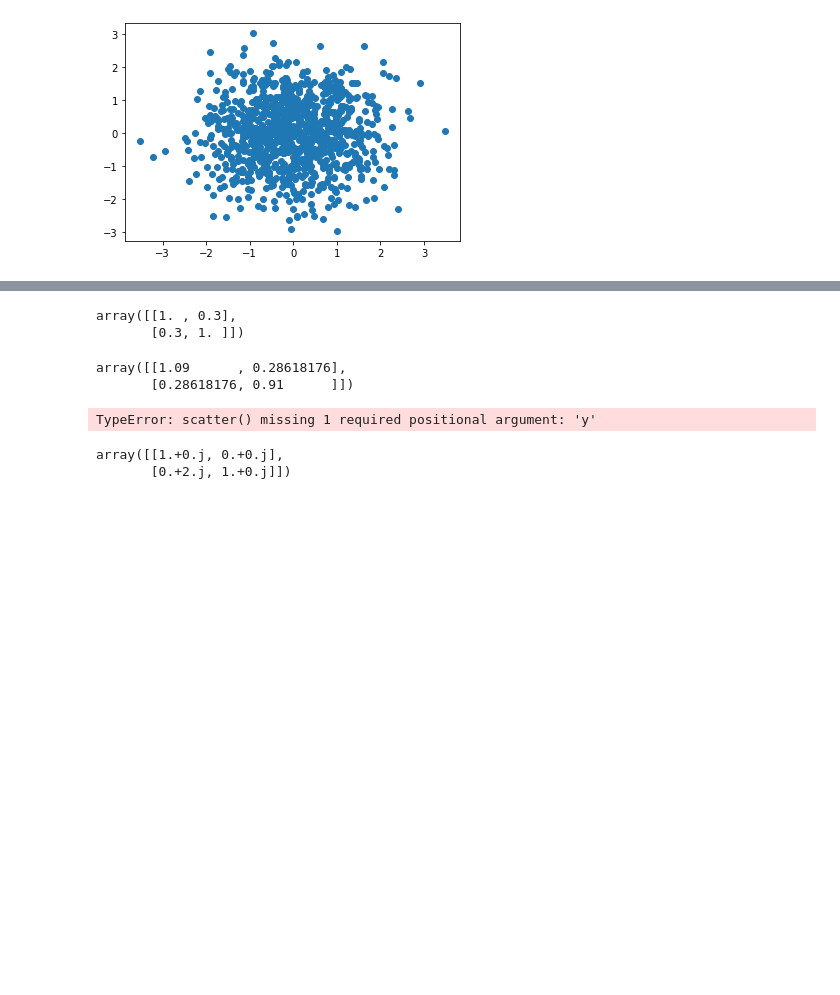
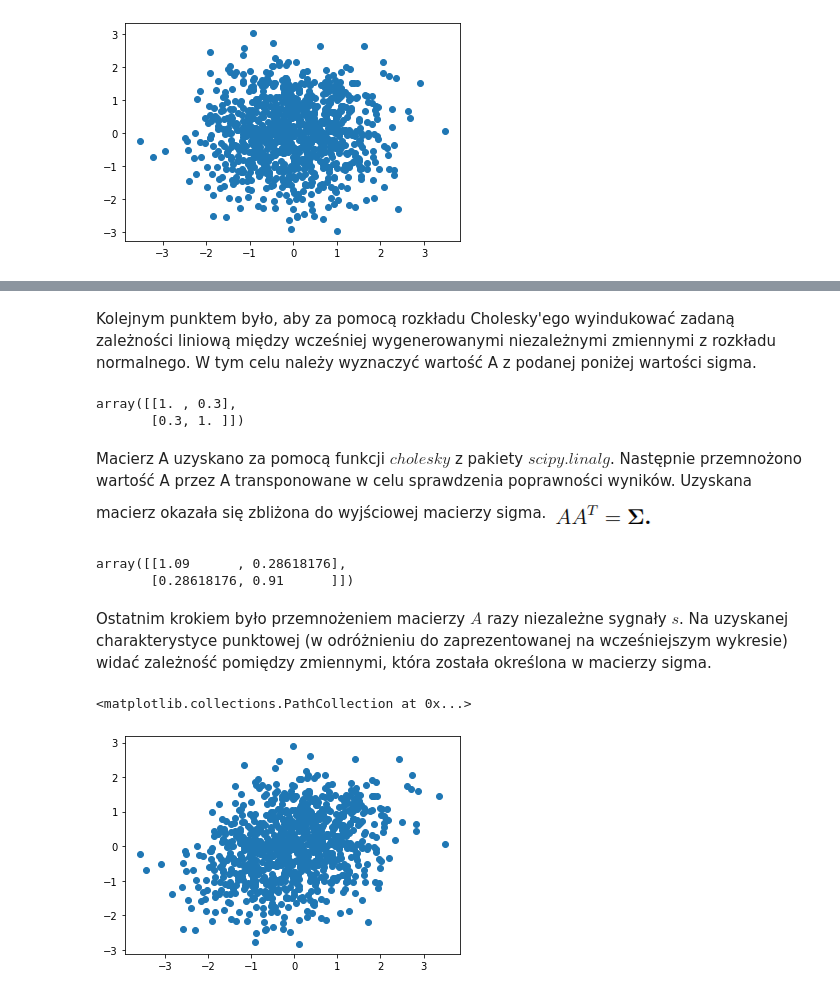
Before and after one commit to bartek3012/Wielowymiarowe, a Jupyter notebook: 02/Zajęcia_2.ipynb, the cells around one changed output, grey strips where cells are left out. Saved outputs shown, nothing was run; the diff lists cells and outputs as text; code cells hidden in the pictures; blank space fills up the shorter version.

```diff
--- a/02/Untitled.ipynb
+++ b/02/Zajęcia_2.ipynb
@@ -88,24 +92,25 @@ array([[ 0.08281735, -0.00202944],
+# %% [markdown]
+Kolejnym punktem było, aby za pomocą rozkładu Cholesky'ego wyindukować zadaną zależności liniową między wcześniej wygenerowanymi niezależnymi zmiennymi z rozkładu normalnego. W tym celu należy wyznaczyć wartość A z podanej poniżej wartości sigma.
 # %%
-m = np.array([[1, 0.3],[0.3, 1]])
-m
+sigma = np.array([[1, 0.3],[0.3, 1]])
+sigma
 # %% [output]
 array([[1. , 0.3],
        [0.3, 1. ]])
+# %% [markdown]
+Macierz A uzyskano za pomocą funkcji $cholesky$ z pakiety $scipy.linalg$. Następnie przemnożono wartość A przez A transponowane w celu sprawdzenia poprawności wyników. Uzyskana macierz okazała się zbliżona do wyjściowej macierzy sigma.
+![image.png](attachment:2f4ec688-4d98-42bf-bb57-07ef8a4743d5.png)
 # %%
-A = scipy.linalg.cholesky(m)
+A = scipy.linalg.cholesky(sigma)
 A @ A.T
 # %% [output]
 array([[1.09      , 0.28618176],
        [0.28618176, 0.91      ]])
+# %% [markdown]
+Ostatnim krokiem było przemnożeniem macierzy $A$ razy niezależne sygnały $s$. Na uzyskanej charakterystyce punktowej (w odróżnieniu do zaprezentowanej na wcześniejszym wykresie) widać zależność pomiędzy zmiennymi, która została określona w macierzy sigma.
 # %%
 result = A @ s
-plt.scatter(result[0])
+plt.scatter(result[0], result[1])
 # %% [output]
-TypeError: scatter() missing 1 required positional argument: 'y'
+<matplotlib.collections.PathCollection at 0x...>
+[figure, added]
-# %%
-A = np.array([[1,-2j],[2j,5]])
-L = np.linalg.cholesky(A)
-L
-# %% [output]
-array([[1.+0.j, 0.+0.j],
-       [0.+2.j, 1.+0.j]])
```
Also changed, not shown: parts of 14 cells of this notebook, 1 other file.
